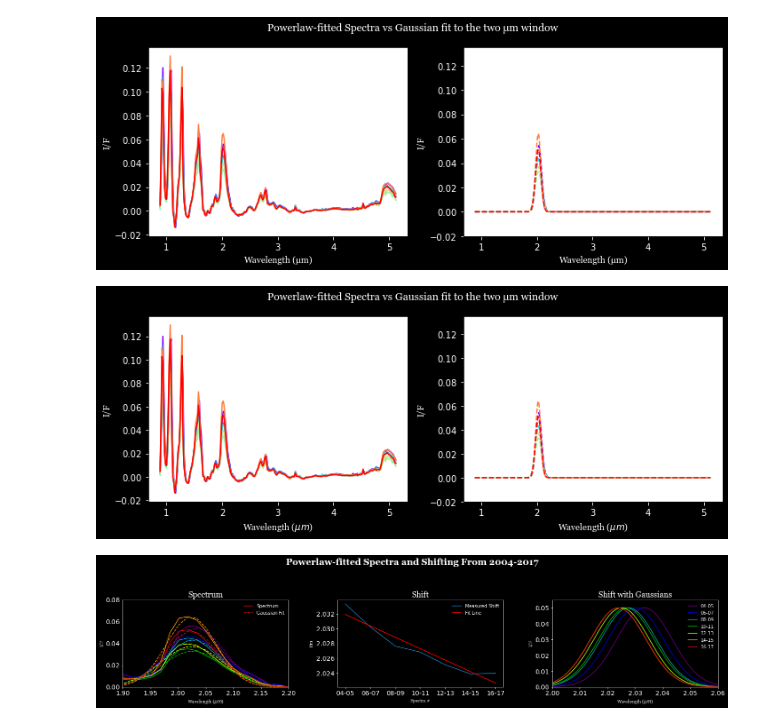
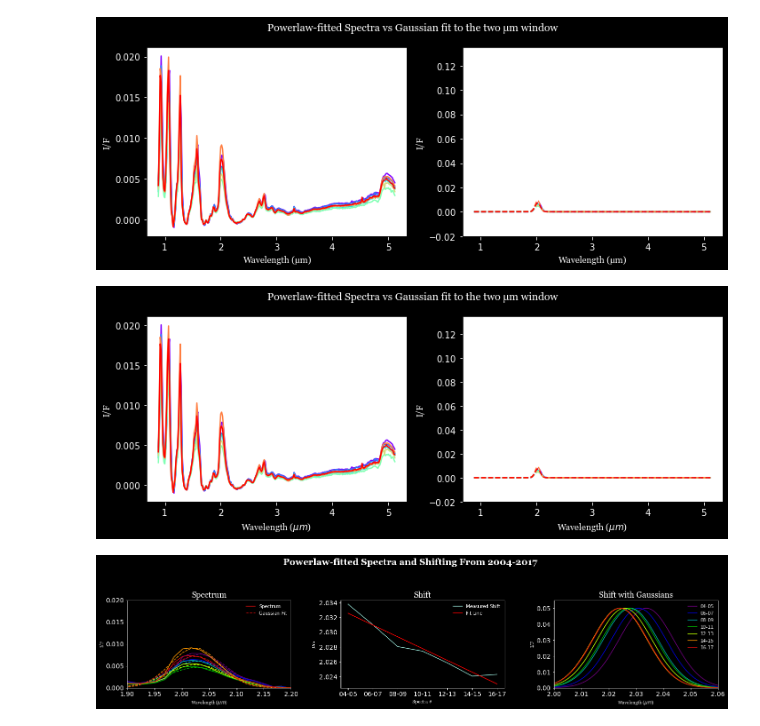
Before and after one commit to lucaslibshutz/spectralResearch, a Jupyter notebook: rainbow_fit.ipynb, the cells around one changed output. Saved outputs shown, nothing was run; the diff lists cells and outputs as text; code cells hidden in the pictures.

Commit message:
figure creation

```diff
--- a/rainbow_fit.ipynb
+++ b/rainbow_fit.ipynb
@@ -10,7 +10,7 @@ vims_wave = np.loadtxt('vims_wave.txt')
 new_array = ['_0405','_0607','_0809','_1011','_1213','_1415','_1617']
 year_list = []
 for number in new_array:
-    new_string = 'df'+number+' = '+'pd.read_pickle("data/data'+number+'.pkl")'
+    new_string = 'df'+number+' = '+'pd.read_pickle("c_data/data'+number+'.pkl")'
     exec(new_string)
     year = number[1:3]+'-'+number[3:5]
     year_list.append(year)
@@ -80,7 +80,7 @@ for ax in fig.get_axes():
 fig.tight_layout()
 plt.show()
 # %% [output]
-[figure, old version]
+[figure, new version]
 # %%
 %matplotlib inline
 fig, axs = plt.subplots(1,2,figsize=(10,4),facecolor='black')
@@ -101,7 +101,7 @@ for ax in fig.get_axes():
 fig.tight_layout()
 plt.show()
 # %% [output]
-[figure, old version]
+[figure, new version]
 # %%
 %matplotlib inline
 fig, axs = plt.subplots(1,3,figsize=(20,5),facecolor='black')
@@ -118,7 +118,7 @@ for spectra,c,i in zip(spectra_list,color,range(7)):
         axs[0].plot(vims_wave,gaussian(vims_wave,*my_fit),'--',c=c)
 
 axs[0].set_xlim([1.9,2.2])
-axs[0].set_ylim([0,0.08])
+axs[0].set_ylim([0,0.02])
 
 
 x = np.linspace(0,14,7)
@@ -143,32 +143,32 @@ axs[2].set_xlim(2.0,2.06)
 axs[2].set_ylim(0,0.055)
 
 for ax in fig.get_axes():
     ax.tick_params(axis='x',colors='white')
     ax.tick_params(axis='y',colors='white')
 
 #Labels for Axes
 axs[0].set_xlabel('Wavelength ($\mu m$)',color='white',fontname='Georgia')
 axs[0].set_ylabel('I/F',color='white',fontname='Georgia')
 axs[1].set_xlabel('Spectra #',color='white',fontname='Georgia')
 axs[1].set_ylabel('$\mu$m',color='white',fontname='Georgia')
 axs[1].set_xticks(ticks=np.linspace(0,14,7),labels=year_list)
 axs[2].set_xlabel('Wavelength ($\mu m$)',color='white',fontname='Georgia')
 axs[2].set_ylabel('I/F',color='white',fontname='Georgia')
 # axs[2].set_xticks(axis='x',ticks=np.arange(1.8,2.3,.1))
 
 # L = [axs[0].legend(shadow=True),axs[1].legend(shadow=True),axs[2].legend(shadow=True)]
 for ax in axs:
     for spine in ax.spines.values():
         spine.set_edgecolor('white')
-    L = ax.legend(frameon=False,)
+    L = ax.legend(frameon=False)
     for text in L.get_texts():
         text.set_color('white')
     ax.set_facecolor('k')
     ax.tick_params(labelsize=14)
 # for i in range(len(L)):
 #     plt.setp(L[i].texts,family='Georgia')
 
 fig.tight_layout(pad=3.0)
 plt.show()
 # %% [output]
-[figure, old version]
+[figure, new version]
```
Also changed, not shown: parts of 1 cell of this notebook.
